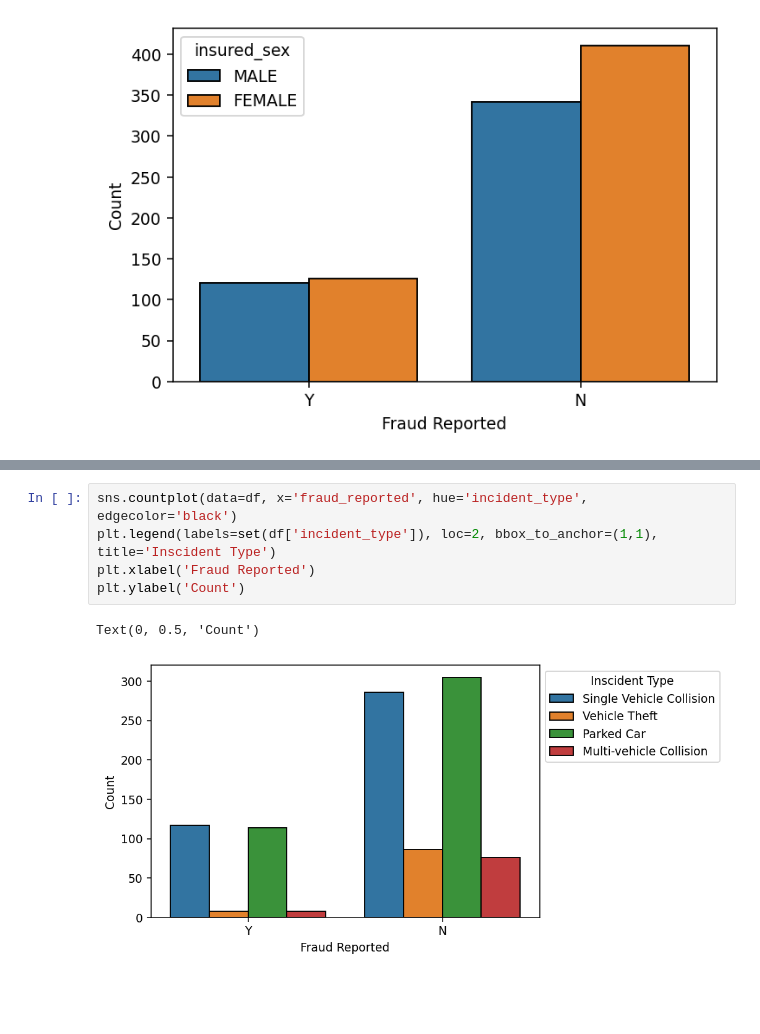
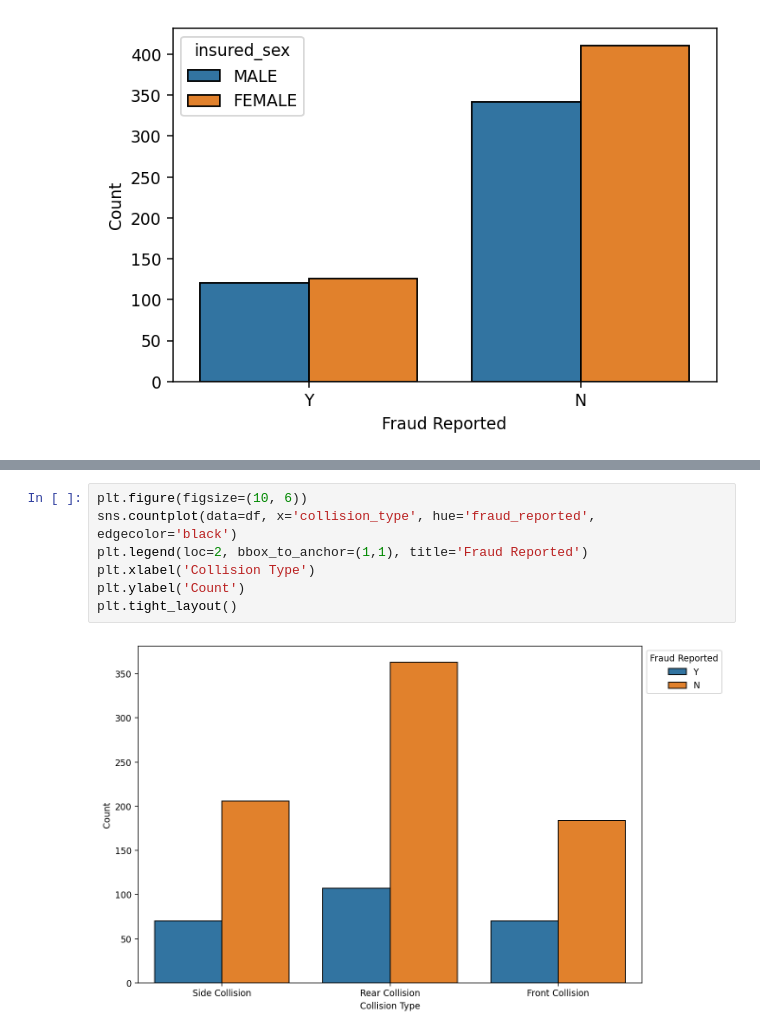
Before and after one commit to kcao22/insurance_fraud, a Jupyter notebook: exploration.ipynb, the cells around one changed output, grey strips where cells are left out. Saved outputs shown, nothing was run; the diff lists cells and outputs as text; blank space fills up the shorter version.

Commit message:
further encoding and grouping of different categorical variables. fixed legend labels in visuals

```diff
--- a/exploration.ipynb
+++ b/exploration.ipynb
@@ -352,8 +365,9 @@ Text(0, 0.5, 'Count')
 # %%
-sns.countplot(data=df, x='fraud_reported', hue='incident_type', edgecolor='black')
-plt.legend(labels=set(df['incident_type']), loc=2, bbox_to_anchor=(1,1), title='Inscident Type')
-plt.xlabel('Fraud Reported')
+plt.figure(figsize=(10, 6))
+sns.countplot(data=df, x='collision_type', hue='fraud_reported', edgecolor='black')
+plt.legend(loc=2, bbox_to_anchor=(1,1), title='Fraud Reported')
+plt.xlabel('Collision Type')
 plt.ylabel('Count')
+plt.tight_layout()
 # %% [output]
-Text(0, 0.5, 'Count')
-[figure, old version]
+[figure, new version]
```
Also changed, not shown: parts of 21 cells of this notebook.
